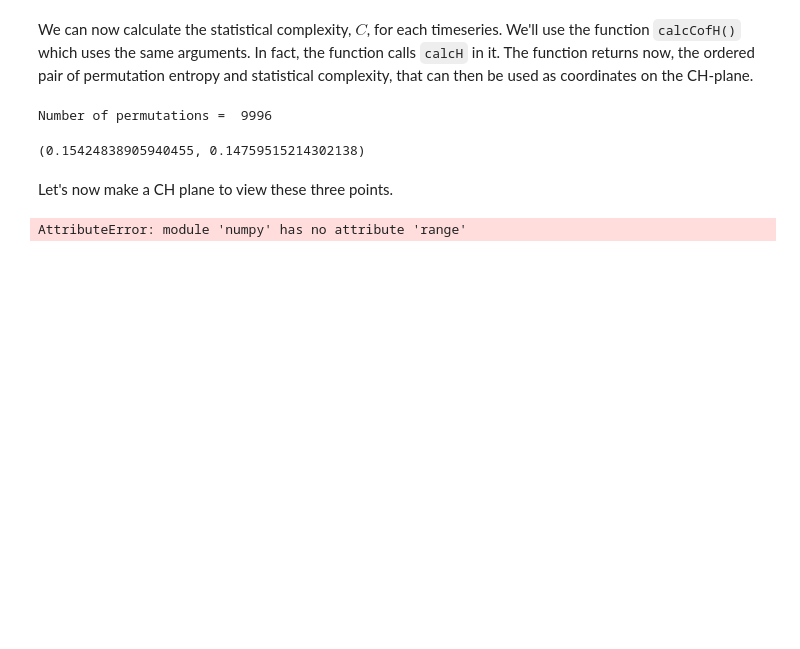
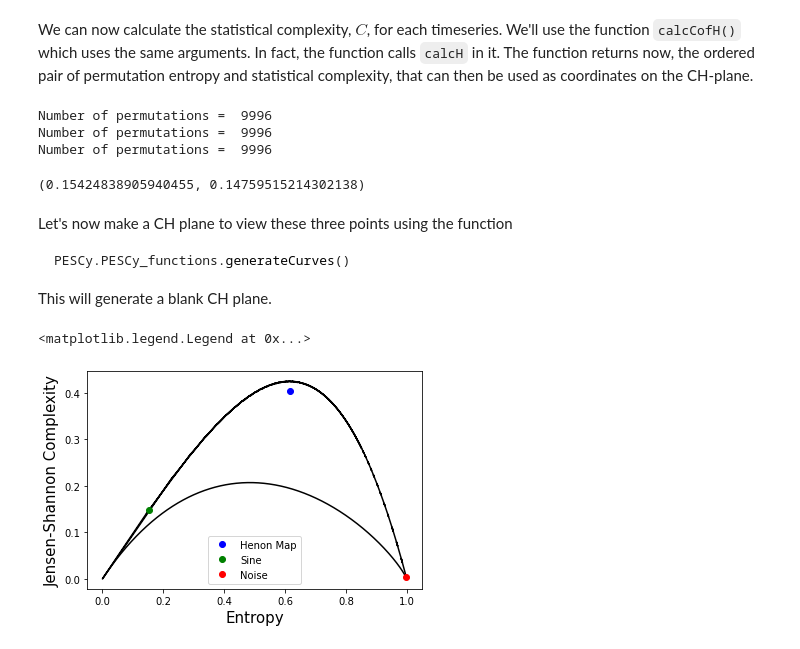
Before and after one commit to dschaffner/PESCy, a Jupyter notebook: notebooks/PESCy_tutorial.ipynb, the cells around one changed output. Saved outputs shown, nothing was run; the diff lists cells and outputs as text; code cells hidden in the pictures; blank space fills up the shorter version.

Commit message:
changed labels of CH plane

````diff
--- a/notebooks/PESCy_tutorial.ipynb
+++ b/notebooks/PESCy_tutorial.ipynb
@@ -80,12 +80,29 @@ Number of permutations =  9996
 # %% [markdown]
 We can now calculate the statistical complexity, $C$, for each timeseries. We'll use the function ```calcCofH()``` which uses the same arguments. In fact, the function calls ```calcH``` in it. The function returns now, the ordered pair of permutation entropy and statistical complexity, that can then be used as coordinates on the CH-plane.
 # %%
+henonCH = PESCy.PESCy_functions.calcCofH(henon,n=5,delay=1)
+henonCH
+noiseCH = PESCy.PESCy_functions.calcCofH(noise_arr,n=5,delay=1)
+noiseCH
+sineCH = PESCy.PESCy_functions.calcCofH(sinewave,n=5,delay=1)
+sineCH
 # %% [output]
 Number of permutations =  9996
+Number of permutations =  9996
+Number of permutations =  9996
 (0.15424838905940455, 0.14759515214302138)
 # %% [markdown]
-Let's now make a CH plane to view these three points.
+Let's now make a CH plane to view these three points using the function
+```Python
+PESCy.PESCy_functions.generateCurves()
+```
+This will generate a blank CH plane.
 # %%
-PESCy.PESCy_functions.Cmaxmin(100,5)
+PESCy.PESCy_functions.generateCurves()
+plt.plot(henonCH[0],henonCH[1],linestyle='',marker='o',color='blue',label='Henon Map')
+plt.plot(sineCH[0],sineCH[1],linestyle='',marker='o',color='green',label='Sine')
+plt.plot(noiseCH[0],noiseCH[1],linestyle='',marker='o',color='red',label='Noise')
+plt.legend(loc='lower center')
 # %% [output]
-AttributeError: module 'numpy' has no attribute 'range'
+<matplotlib.legend.Legend at 0x...>
+[figure, added]
````
Also changed, not shown: parts of 3 cells of this notebook, 1 other file.
